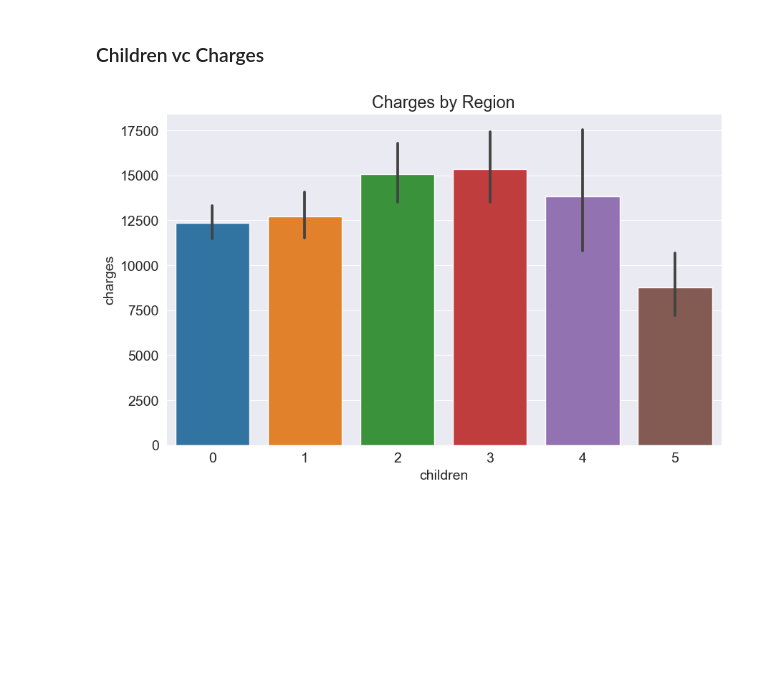
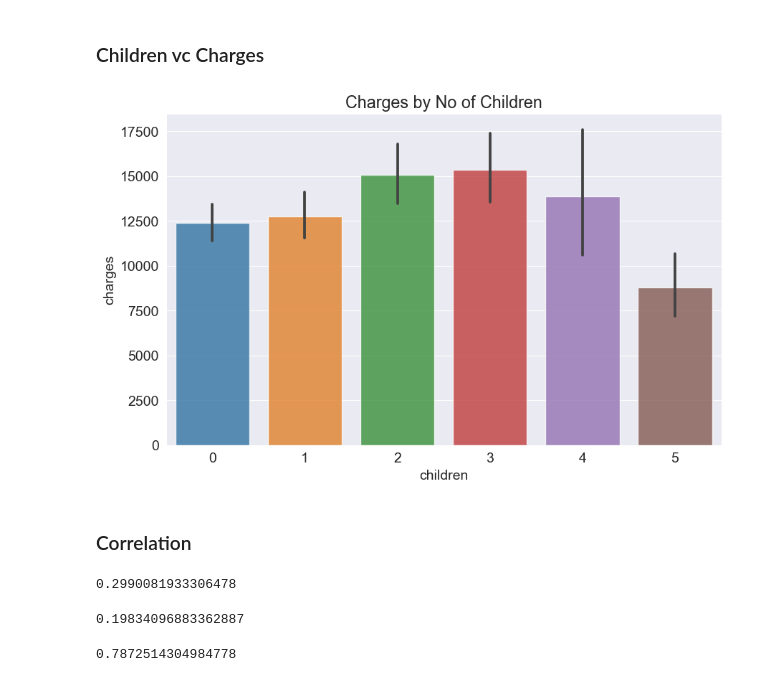
Before and after one commit to hardaatbaath/ML-scikit_learn, a Jupyter notebook: linear-regression.ipynb, the cells around one changed output. Cells and saved outputs as stored; diff of their text form; code cells hidden in the pictures; blank space fills up the shorter version.

```diff
--- a/linear-regression.ipynb
+++ b/linear-regression.ipynb
@@ -201,10 +202,27 @@ fig.show()
 ### Children vc Charges
 # %%
 # Bar plot using seaborn
-sns.barplot(data=medical_df,
-            x='children',
-            y='charges')
-plt.title('Charges by Region')
+sns.barplot(data = medical_df,
+            alpha = 0.8,
+            x = 'children',
+            y = 'charges')
+plt.title('Charges by No of Children')
 plt.show()
 # %% [output]
-[figure, old version]
+[figure, new version]
+# %% [markdown]
+### Correlation
+# %%
+medical_df.charges.corr(medical_df.age)
+# %% [output]
+0.2990081933306478
+# %%
+medical_df.charges.corr(medical_df.bmi)
+# %% [output]
+0.19834096883362887
+# %%
+smoker_values = {'no': 0, 'yes': 1}
+smoker_numeric = medical_df.smoker.map(smoker_values)
+medical_df.charges.corr(smoker_numeric)
+# %% [output]
+0.7872514304984778
```
Also changed, not shown: parts of 80 cells of this notebook, 2 other files.
